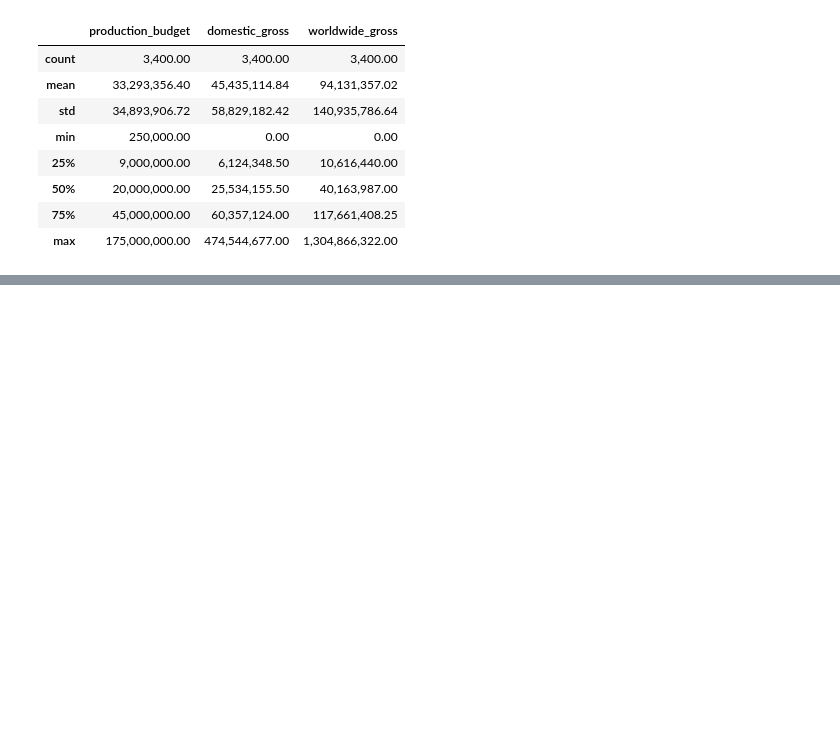
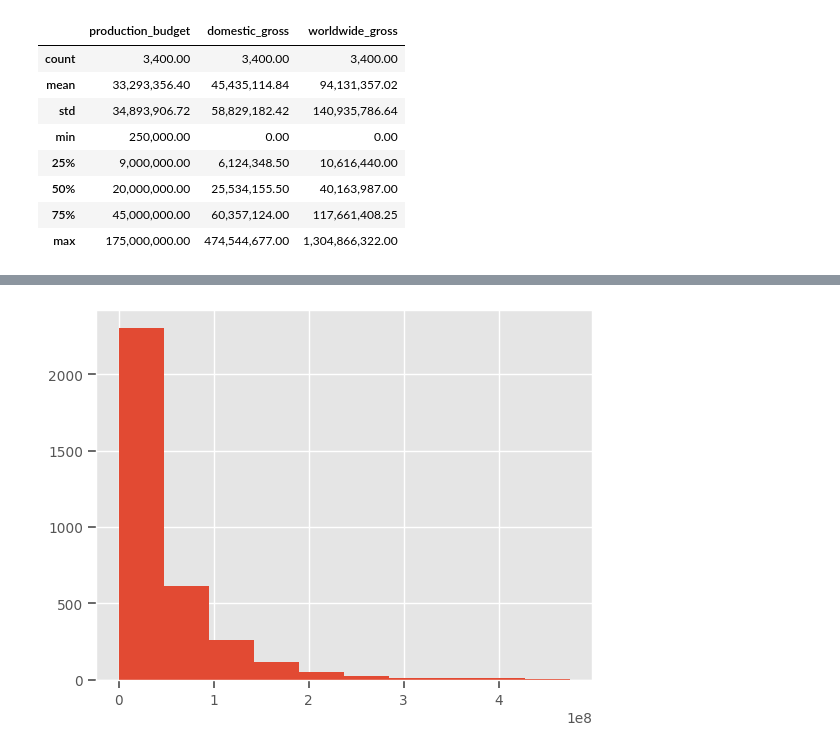
Before and after one commit to CatDawn29/Horror-Movie-Data-Halloween, a Jupyter notebook: Horror Movies.ipynb, the cells around one changed output, grey strips where cells are left out. Saved outputs shown, nothing was run; the diff lists cells and outputs as text; code cells hidden in the pictures; blank space fills up the shorter version.

```diff
--- a/Horror Movies.ipynb
+++ b/Horror Movies.ipynb
@@ -121,0 +128,4 @@ m_df.describe().round(2)
+# %%
+m_df['domestic_gross'].hist();
+# %% [output]
+[figure, added]
```
Also changed, not shown: parts of 6 cells of this notebook.
